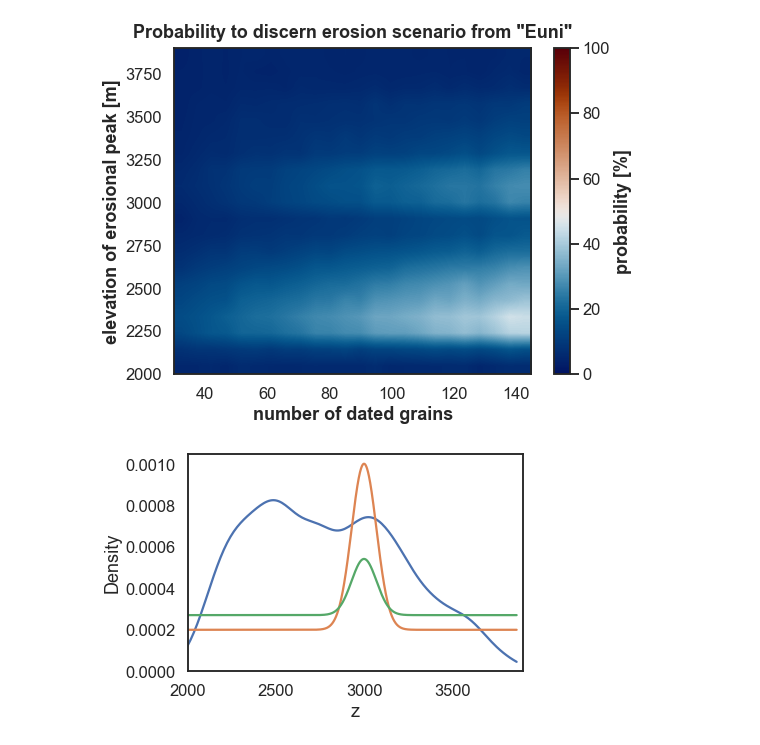
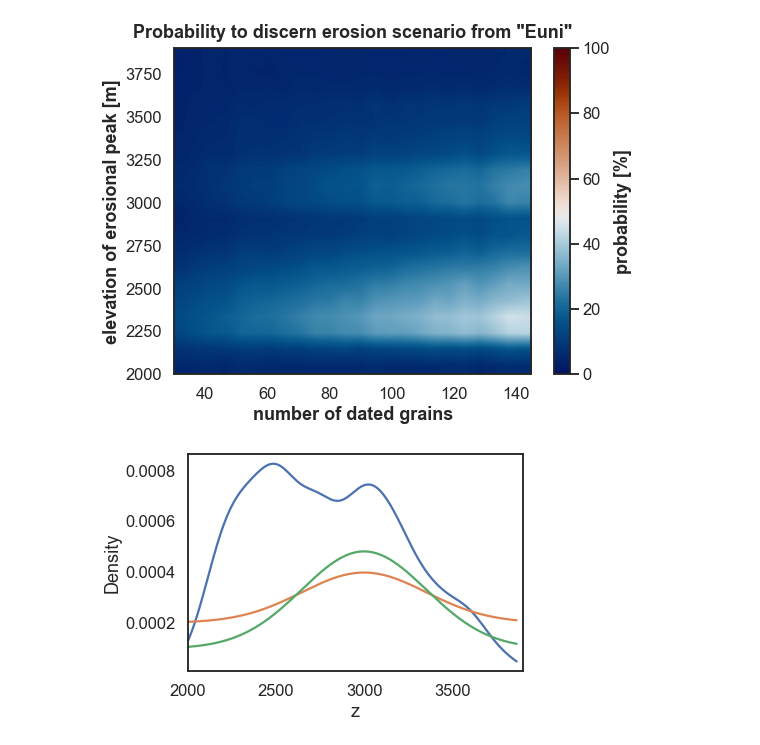
Before and after one commit to toddehlers/ESD_thermotrace, a Jupyter notebook: parameter_study.ipynb, the cells around one changed output. Saved outputs shown, nothing was run; the diff lists cells and outputs as text; code cells hidden in the pictures.

```diff
--- a/parameter_study.ipynb
+++ b/parameter_study.ipynb
@@ -76,8 +76,8 @@ def E_gauss(zarray,loc,Eratio,dev=500):
     return dist/dist.min() # min must =1
 
 locs = np.arange(2000,4000,100) # at which elevetion should the erosional peak occur?
-Eratios = np.ones(locs.size)*5 # how many times larger than the minimum? ######################################
-std = 100 # 1 sigma of bell curve, determines the width of the peak ############################################
+Eratios = np.ones(locs.size)*2 # how many times larger than the minimum? ######################################
+std = 500 # 1 sigma of bell curve, determines the width of the peak ############################################
 
 labels=[] # list of scenario labels (in form of pdf)
 for Zi in locs:
@@ -181,10 +181,10 @@ cbar.set_label('probability [%]', fontdict={'weight':'bold'})
 # %%
 fig,ax = plt.subplots()
 sns.kdeplot(ws_data.z, ax=ax, cut=0)
 ax.set(xlim=(2000,3900))
 ax.plot(ws_data.z, ws_data.E3000/ws_data.E3000.sum())
-
+ax.plot(ws_data.z, x5)
 # ax.plot(ws_data.z, ws_data.Euni/ws_data.Euni.sum())
-# fig.savefig(opf+'/hypsometric_curve.pdf', dpi=200)
+# fig.savefig(opf+'/hypsometric_curve_g500.pdf', dpi=200)
 # %% [output]
-[figure, old version]
+[figure, new version]
```
Also changed, not shown: parts of 2 cells of this notebook, 2 other files.
